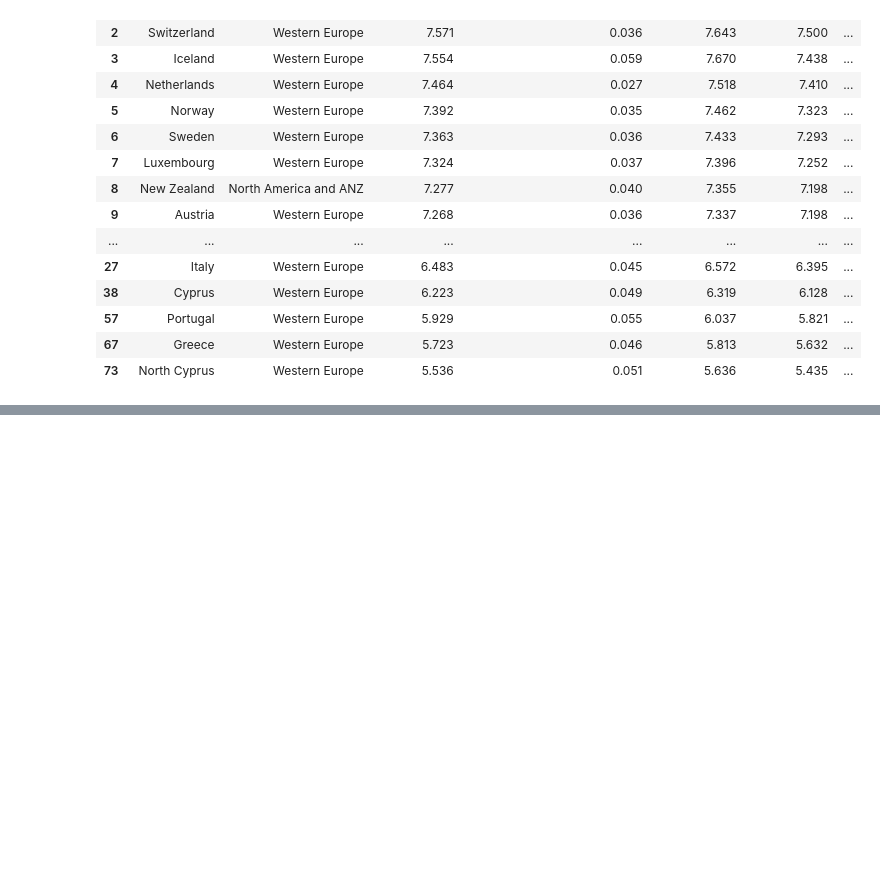
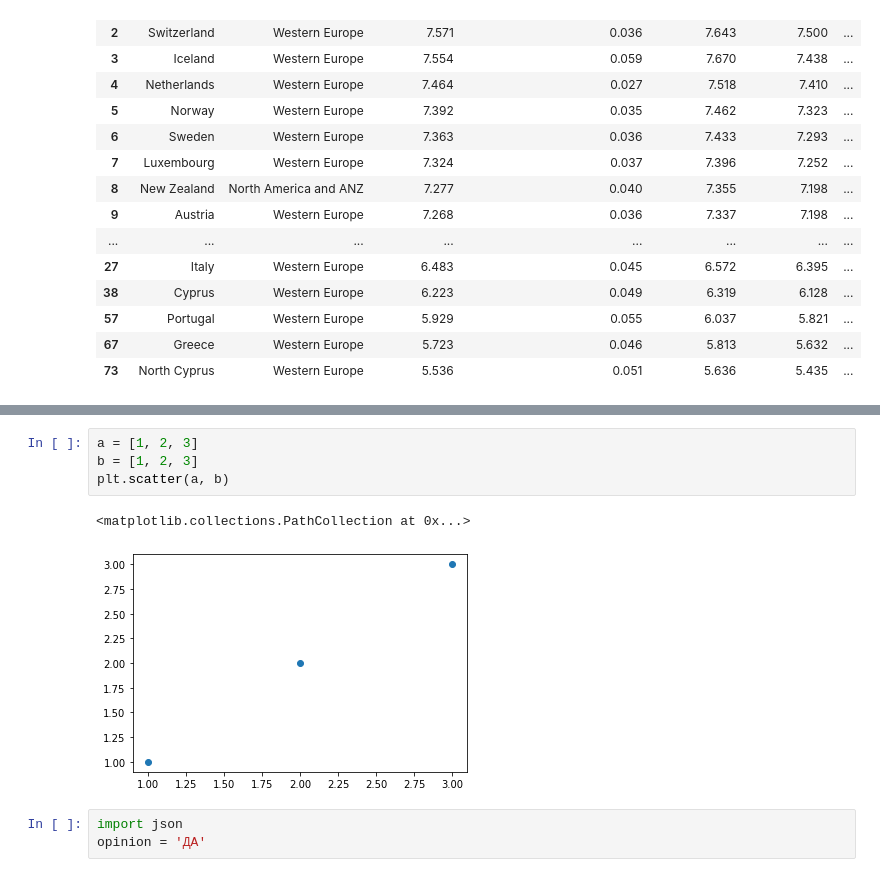
Before and after one commit to Dimignat/kristina, a Jupyter notebook: charts.ipynb, the cells around one changed output, grey strips where cells are left out. Saved outputs shown, nothing was run; the diff lists cells and outputs as text; blank space fills up the shorter version.

```diff
--- a/charts.ipynb
+++ b/charts.ipynb
@@ -330,0 +358,10 @@ df
+# %%
+a = [1, 2, 3]
+b = [1, 2, 3]
+plt.scatter(a, b)
+# %% [output]
+<matplotlib.collections.PathCollection at 0x...>
+[figure, added]
+# %%
+import json
+opinion = 'ДА'
```
Also changed, not shown: parts of 3 cells of this notebook, 3 other files.
